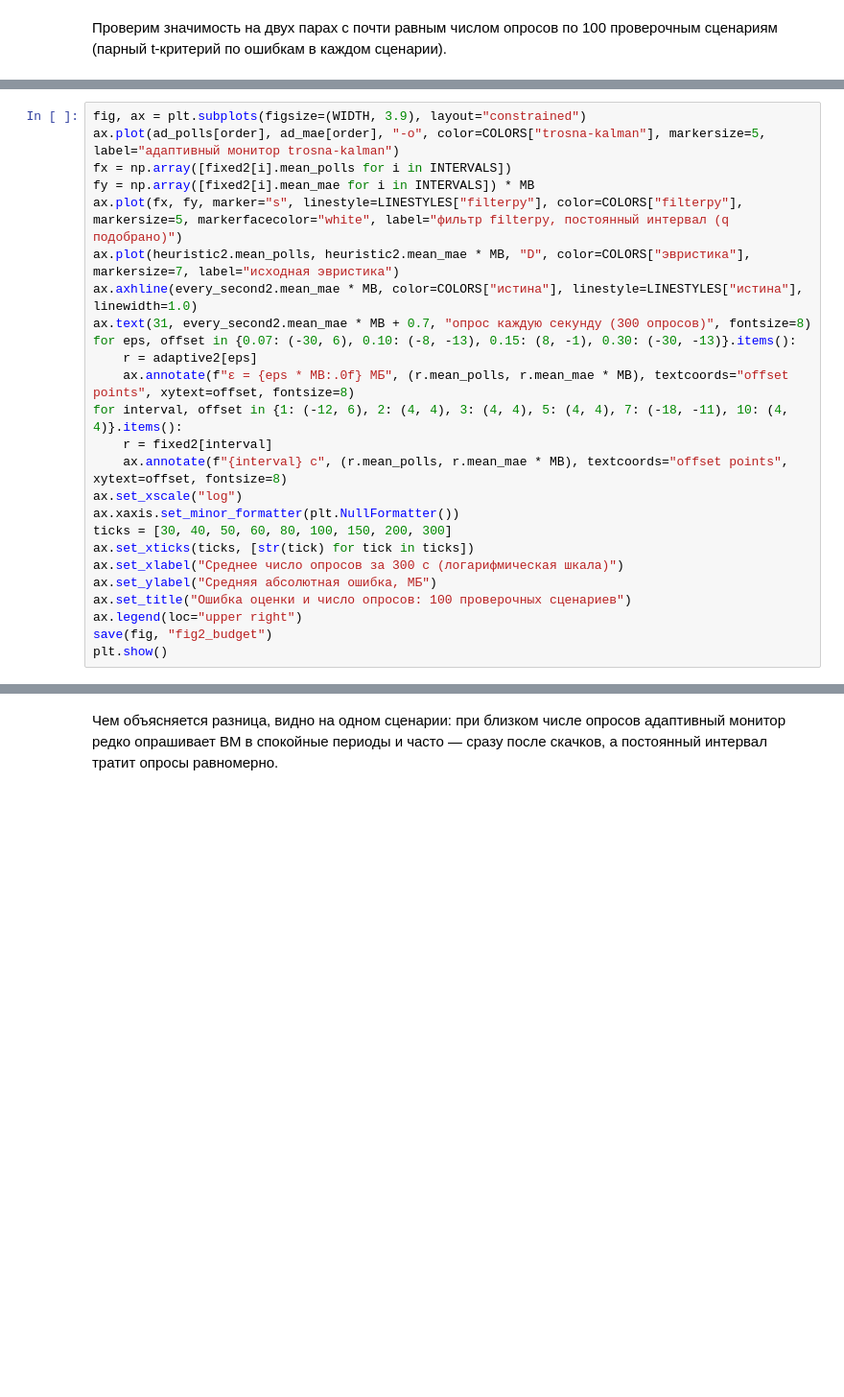
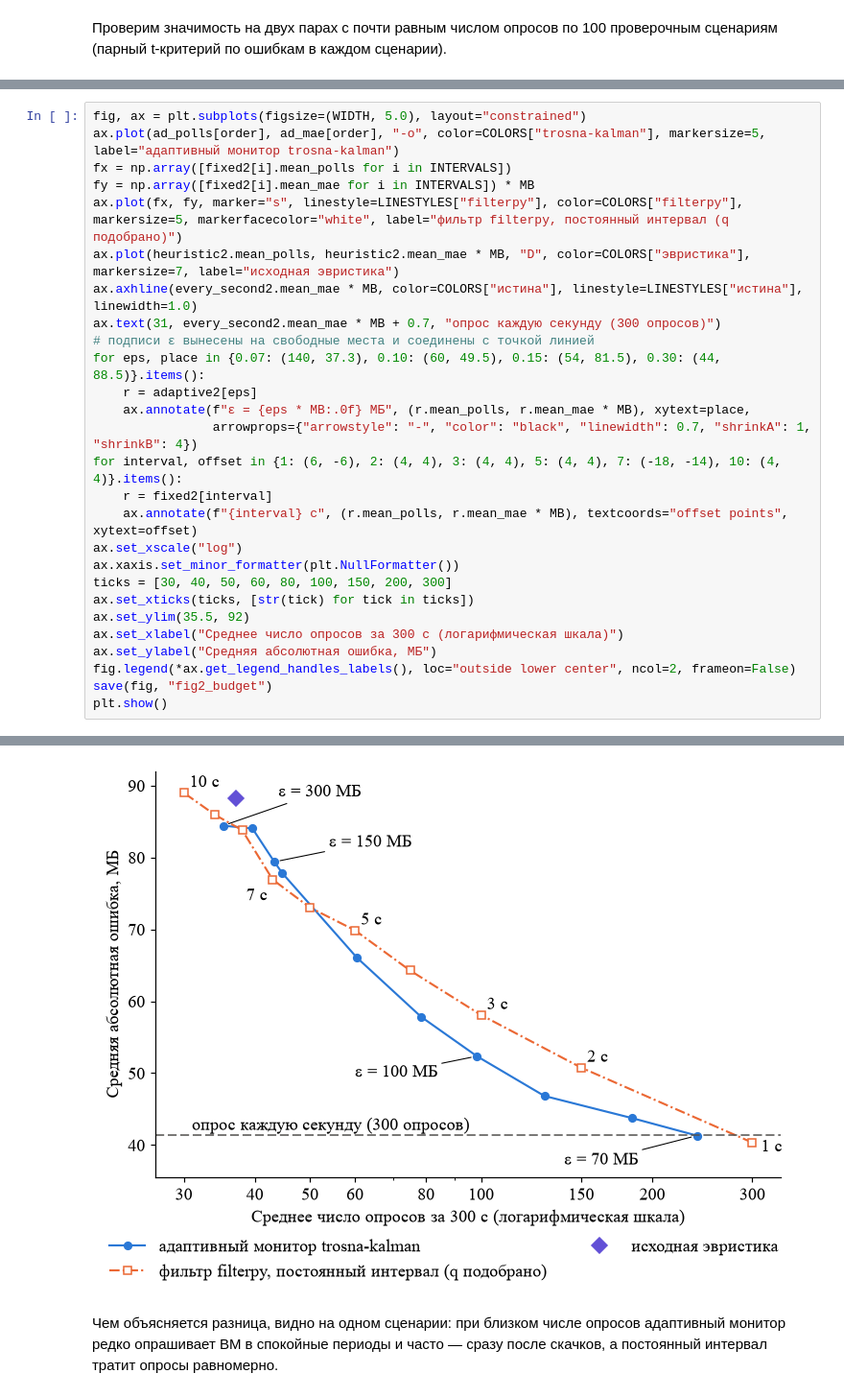
Before and after one commit to 89605502155/trosna-kalman-demo, a Jupyter notebook: comparison.ipynb, the cells around one changed output, grey strips where cells are left out. Shown at 96% size. Drawn from its saved outputs; the diff is of its cells as text; blank space fills up the shorter version.

```diff
--- a/comparison.ipynb
+++ b/comparison.ipynb
@@ -544,25 +614,28 @@ pd.DataFrame(significance).set_index("пара").round(4)
 # %%
-fig, ax = plt.subplots(figsize=(WIDTH, 3.9), layout="constrained")
+fig, ax = plt.subplots(figsize=(WIDTH, 5.0), layout="constrained")
 ax.plot(ad_polls[order], ad_mae[order], "-o", color=COLORS["trosna-kalman"], markersize=5, label="адаптивный монитор trosna-kalman")
 fx = np.array([fixed2[i].mean_polls for i in INTERVALS])
 fy = np.array([fixed2[i].mean_mae for i in INTERVALS]) * MB
 ax.plot(fx, fy, marker="s", linestyle=LINESTYLES["filterpy"], color=COLORS["filterpy"], markersize=5, markerfacecolor="white", label="фильтр filterpy, постоянный интервал (q подобрано)")
 ax.plot(heuristic2.mean_polls, heuristic2.mean_mae * MB, "D", color=COLORS["эвристика"], markersize=7, label="исходная эвристика")
 ax.axhline(every_second2.mean_mae * MB, color=COLORS["истина"], linestyle=LINESTYLES["истина"], linewidth=1.0)
-ax.text(31, every_second2.mean_mae * MB + 0.7, "опрос каждую секунду (300 опросов)", fontsize=8)
-for eps, offset in {0.07: (-30, 6), 0.10: (-8, -13), 0.15: (8, -1), 0.30: (-30, -13)}.items():
+ax.text(31, every_second2.mean_mae * MB + 0.7, "опрос каждую секунду (300 опросов)")
+# подписи ε вынесены на свободные места и соединены с точкой линией
+for eps, place in {0.07: (140, 37.3), 0.10: (60, 49.5), 0.15: (54, 81.5), 0.30: (44, 88.5)}.items():
     r = adaptive2[eps]
-    ax.annotate(f"ε = {eps * MB:.0f} МБ", (r.mean_polls, r.mean_mae * MB), textcoords="offset points", xytext=offset, fontsize=8)
-for interval, offset in {1: (-12, 6), 2: (4, 4), 3: (4, 4), 5: (4, 4), 7: (-18, -11), 10: (4, 4)}.items():
+    ax.annotate(f"ε = {eps * MB:.0f} МБ", (r.mean_polls, r.mean_mae * MB), xytext=place,
+                arrowprops={"arrowstyle": "-", "color": "black", "linewidth": 0.7, "shrinkA": 1, "shrinkB": 4})
+for interval, offset in {1: (6, -6), 2: (4, 4), 3: (4, 4), 5: (4, 4), 7: (-18, -14), 10: (4, 4)}.items():
     r = fixed2[interval]
-    ax.annotate(f"{interval} с", (r.mean_polls, r.mean_mae * MB), textcoords="offset points", xytext=offset, fontsize=8)
+    ax.annotate(f"{interval} с", (r.mean_polls, r.mean_mae * MB), textcoords="offset points", xytext=offset)
 ax.set_xscale("log")
 ax.xaxis.set_minor_formatter(plt.NullFormatter())
 ticks = [30, 40, 50, 60, 80, 100, 150, 200, 300]
 ax.set_xticks(ticks, [str(tick) for tick in ticks])
+ax.set_ylim(35.5, 92)
 ax.set_xlabel("Среднее число опросов за 300 с (логарифмическая шкала)")
 ax.set_ylabel("Средняя абсолютная ошибка, МБ")
-ax.set_title("Ошибка оценки и число опросов: 100 проверочных сценариев")
-ax.legend(loc="upper right")
+fig.legend(*ax.get_legend_handles_labels(), loc="outside lower center", ncol=2, frameon=False)
 save(fig, "fig2_budget")
 plt.show()
+# %% [output]
@@ -569,3 +643,4 @@ plt.show()
+[figure, added]
 # %% [markdown]
 Чем объясняется разница, видно на одном сценарии: при близком числе опросов
 адаптивный монитор редко опрашивает ВМ в спокойные периоды и часто — сразу
```
Also changed, not shown: parts of 22 cells of this notebook, 19 other files.
